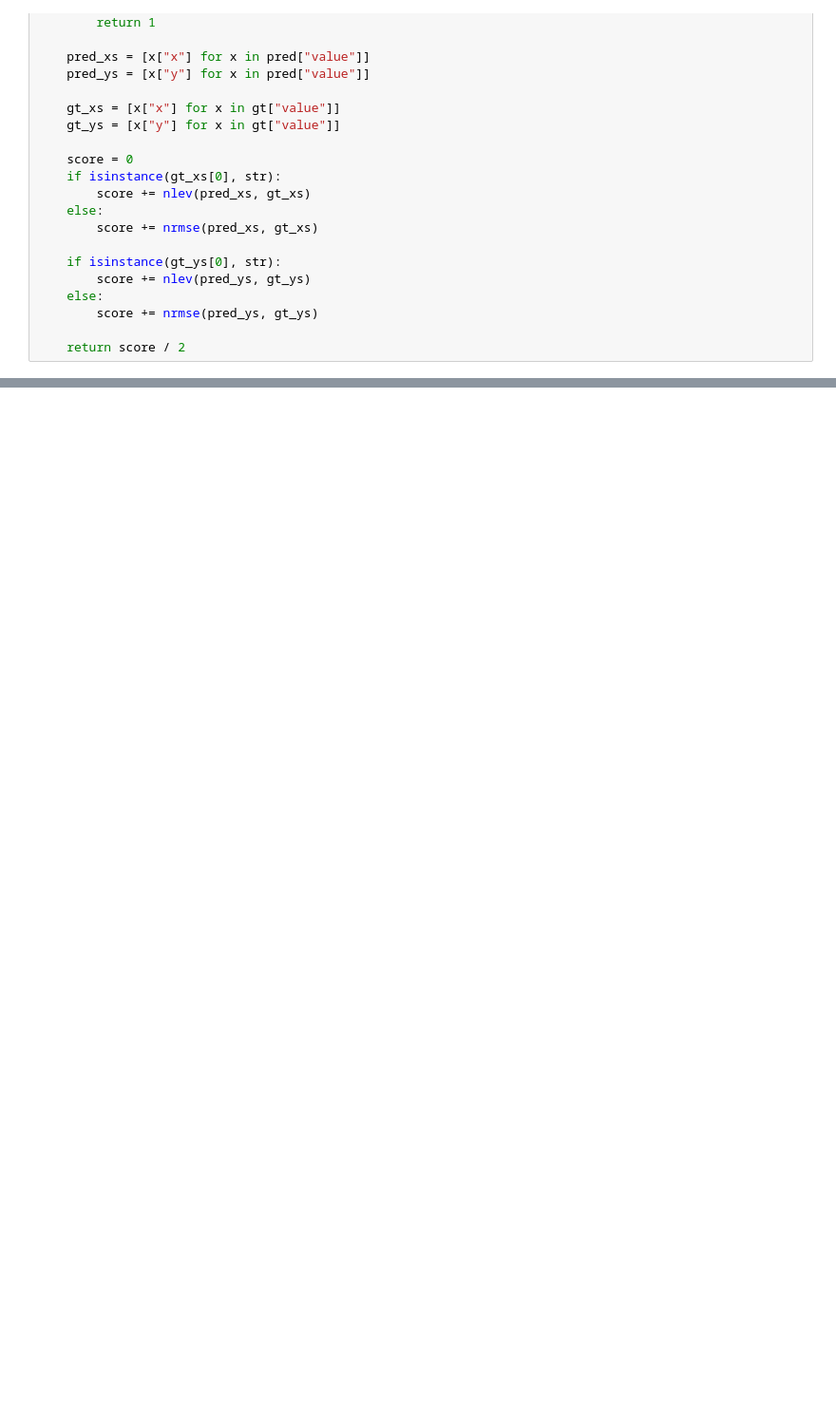
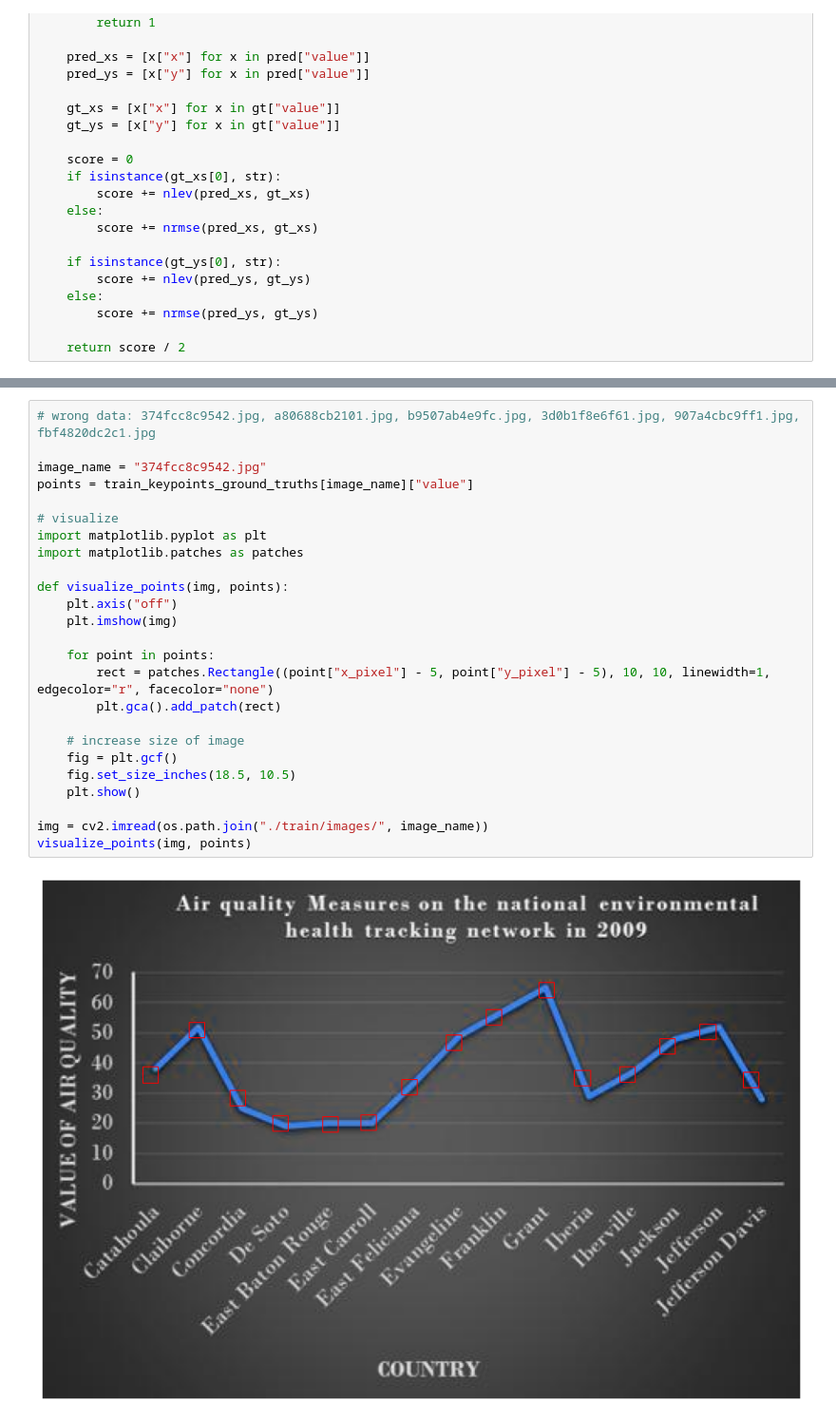
Before and after one commit to thanhhau097/bmga, a Jupyter notebook: data/eda.ipynb, the cells around one changed output, grey strips where cells are left out. Shown at 95% size. Cells and saved outputs as stored; diff of their text form; blank space fills up the shorter version.

```diff
--- a/data/eda.ipynb
+++ b/data/eda.ipynb
@@ -343,0 +517,27 @@ calculate_score(
+# %%
+# wrong data: 374fcc8c9542.jpg, a80688cb2101.jpg, b9507ab4e9fc.jpg, 3d0b1f8e6f61.jpg, 907a4cbc9ff1.jpg, fbf4820dc2c1.jpg
+
+image_name = "374fcc8c9542.jpg"
+points = train_keypoints_ground_truths[image_name]["value"]
+
+# visualize
+import matplotlib.pyplot as plt
+import matplotlib.patches as patches
+
+def visualize_points(img, points):
+    plt.axis("off")
+    plt.imshow(img)
+
+    for point in points:
+        rect = patches.Rectangle((point["x_pixel"] - 5, point["y_pixel"] - 5), 10, 10, linewidth=1, edgecolor="r", facecolor="none")
+        plt.gca().add_patch(rect)
+
+    # increase size of image
+    fig = plt.gcf()
+    fig.set_size_inches(18.5, 10.5)
+    plt.show()
+
+img = cv2.imread(os.path.join("./train/images/", image_name))
+visualize_points(img, points)
+# %% [output]
+[figure, added]
```
Also changed, not shown: parts of 12 cells of this notebook.
